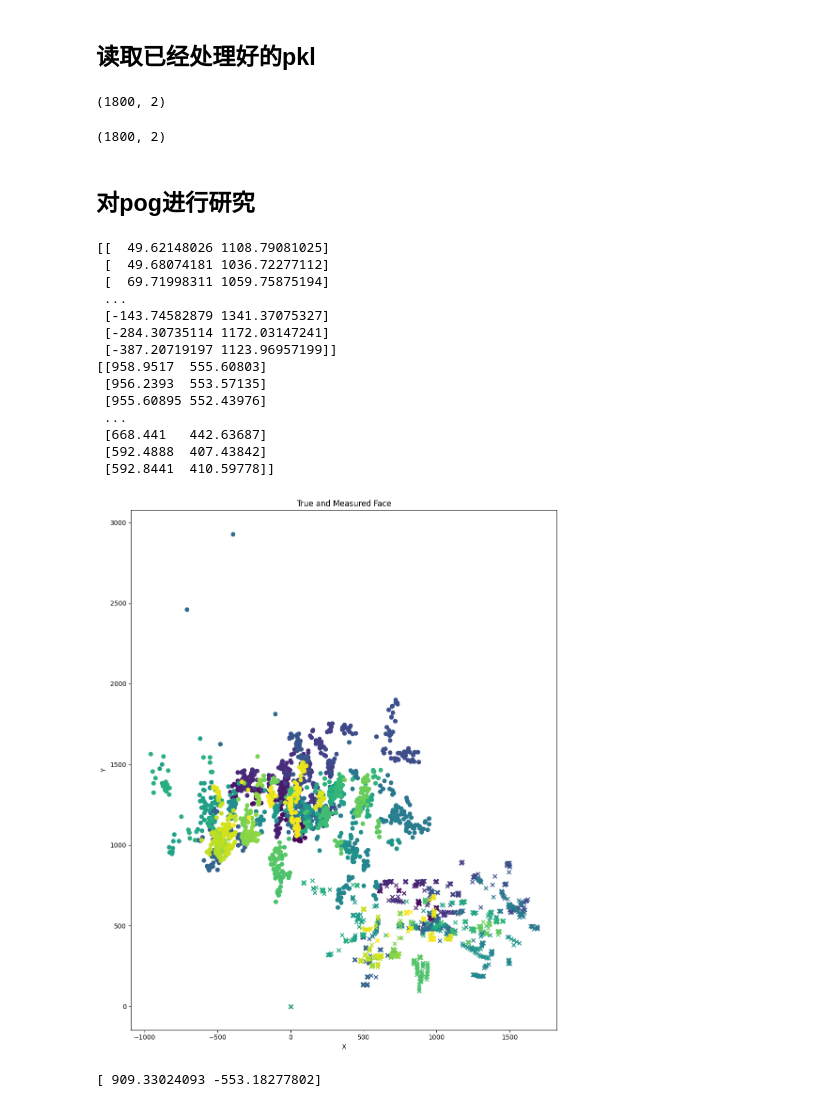
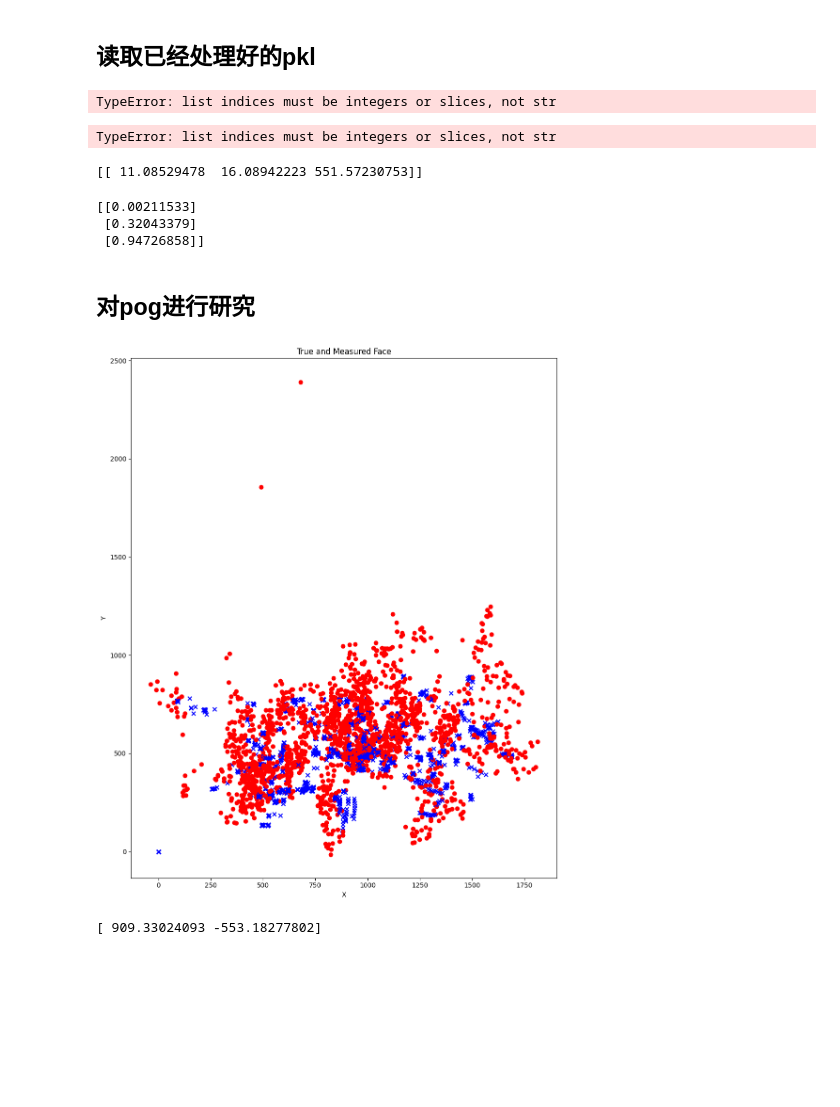
Before and after one commit to OYTubo/GazeNormalization, a Jupyter notebook: analyize_eve.ipynb, the cells around one changed output. Cells and saved outputs as stored; diff of their text form; code cells hidden in the pictures; blank space fills up the shorter version.

```diff
--- a/analyize_eve.ipynb
+++ b/analyize_eve.ipynb
@@ -632,7 +632,7 @@ from torchvision import transforms
 import pickle
 
 
-with open('./eve_val01_pred_c.pkl', 'rb') as fo:
+with open('/home/hgh/hghData/eve_3_25_webcam_c.pkl', 'rb') as fo:
     tinydict = pickle.load(fo, encoding='bytes')
 # %%
 pred_norm = tinydict['pred_norm']
@@ -642,7 +642,7 @@ label_norm = gazen[0:3600]
 # e_norm = warp_norm.angular_error(pred_norm,label_norm)
 # print(np.mean(e_norm))
 # %% [output]
-(1800, 2)
+TypeError: list indices must be integers or slices, not str
 # %%
 pred = tinydict['pred']
 pred = warp_norm.vector_to_pitchyaw(np.array(pred).reshape((-1,3)))
@@ -657,51 +657,52 @@ print(label.shape)
 # e = warp_norm.angular_error(pred,label)
 # print(np.mean(e))
 # %% [output]
-(1800, 2)
+TypeError: list indices must be integers or slices, not str
+# %%
+print(tinydict[4].ht)
+# %% [output]
+[[ 11.08529478  16.08942223 551.57230753]]
+# %%
+import h5py
+import warp_norm
+import numpy as np
+
+fileroot = '/home/hgh/hghData/gaze/eve/valpart/val01/step030_video_Wikimedia-Joy-and-Heron-Animated-CGI-Spot-by-Passion-Pictures/basler.h5'
+
+file = h5py.File(fileroot, 'r')
+file.keys()
+R = file['face_R']['data'][0]
+vector = warp_norm.pitchyaw_to_vector(np.array([file['face_g_tobii']['data'][0]]))
+vector = np.dot(np.linalg.inv(R), vector.T)
+print(vector)
+# %% [output]
+[[0.00211533]
+ [0.32043379]
+ [0.94726858]]
 # %% [markdown]
 ## 对pog进行研究
 # %%
-pred_gc = []
-pred = warp_norm.pitchyaw_to_vector(pred)
-for i in range(pred.shape[0]):
-    ## error
-    pred_gc.append(warp_norm.vector_to_gc(pred[i], pixel_scale))
-pred_gc = np.array(pred_gc)
-print(pred_gc)
-print(tobii[0:1800])
+
 # 可视化
 plt.figure(figsize=(10, 12))
 
 colors = plt.cm.viridis(np.linspace(0, 1, 1800))
-
+org = [0, 0]
+org = tinydict[0].label - tinydict[0].gaze_point
 for i in range(1800):
-    plt.scatter(pred_gc[i, 0], pred_gc[i, 1], marker='o',color = colors[i], label=f'Measured{i+1}')
-    plt.scatter(tobii[i, 0], tobii[i, 1], marker='x',color = colors[i], label=f'True{i+1}')
+    plt.scatter(tinydict[i].gaze_point[0] + org[0],tinydict[i].gaze_point[1]+ org[1], marker='o',color = 'r', label=f'Measured{i+1}')
+    plt.scatter(tinydict[i].label[0], tinydict[i].label[1], marker='x', color = 'b', label=f'True{i+1}')
     #plt.arrow(tobii[i, 0], tobii[i, 1], pred_gc[i, 0] - tobii[i, 0], pred_gc[i, 1] - tobii[i, 1], color=colors[i], alpha=0.5)
 
 plt.title('True and Measured Face')
 plt.xlabel('X')
 plt.ylabel('Y')
 # plt.legend()
 
 plt.tight_layout()
 plt.show()
 # %% [output]
-[[  49.62148026 1108.79081025]
- [  49.68074181 1036.72277112]
- [  69.71998311 1059.75875194]
- ...
- [-143.74582879 1341.37075327]
- [-284.30735114 1172.03147241]
- [-387.20719197 1123.96957199]]
-[[958.9517  555.60803]
- [956.2393  553.57135]
- [955.60895 552.43976]
- ...
- [668.441   442.63687]
- [592.4888  407.43842]
- [592.8441  410.59778]]
-[figure, old version]
+[figure, new version]
 # %%
 org = tobii[0] - pred_gc[0]
 pred_gc_org = org + pred_gc
```
Also changed, not shown: 8 other files.
